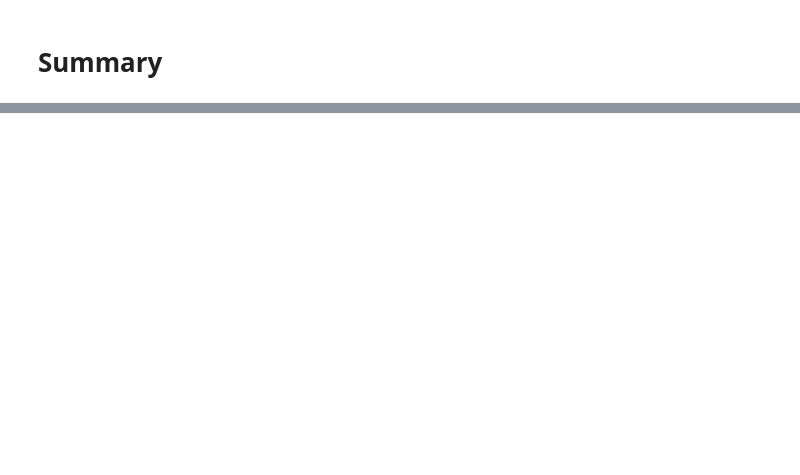
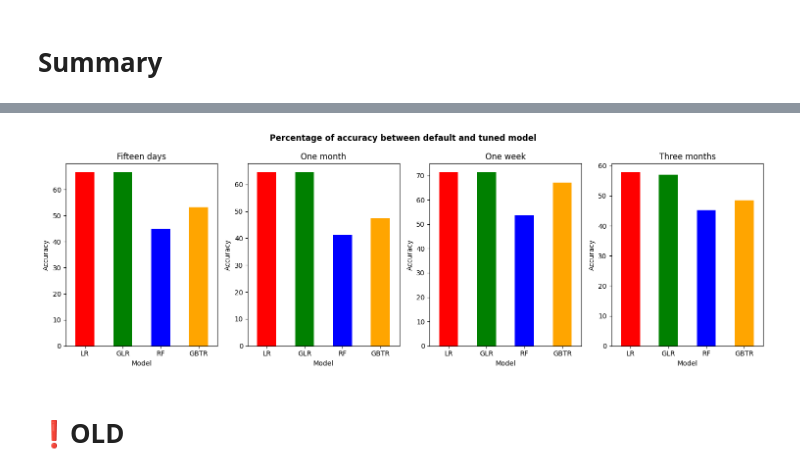
Before and after one commit to CorsiDanilo/bitcoin-price-prediction-with-pyspark, a Jupyter notebook: notebooks/6-final-scores.ipynb, the cells around one changed output, grey strips where cells are left out. Cells and saved outputs as stored; diff of their text form; code cells hidden in the pictures; blank space fills up the shorter version.

```diff
--- a/notebooks/6-final-scores.ipynb
+++ b/notebooks/6-final-scores.ipynb
@@ -812,3 +569,10 @@ merged_results_copy
+# %%
+title = 'Percentage of accuracy between default and tuned model'
+final_scores_utilities.test_bar_plot(final_test_results_grouped, colors, legend, 'Model', "Accuracy", title)
+# %% [output]
+[figure, added]
+# %% [markdown]
+# ❗OLD
 # %%
 fig, axs = plt.subplots(2, 2, figsize=(15, 10))
 axs = axs.flatten()
```
Also changed, not shown: parts of 36 cells of this notebook, 8 other files.
